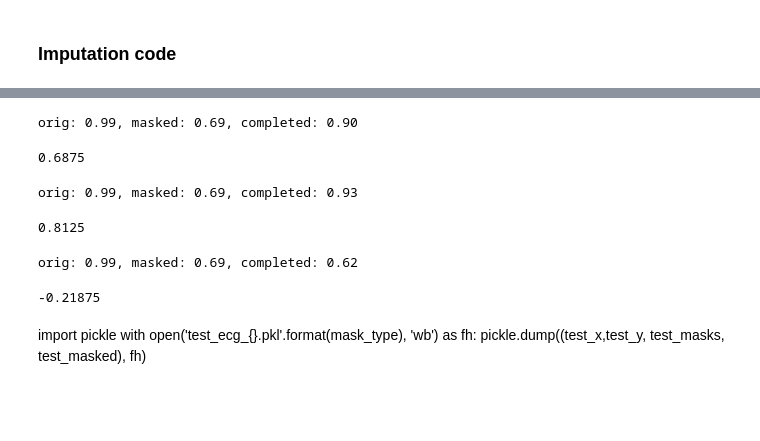
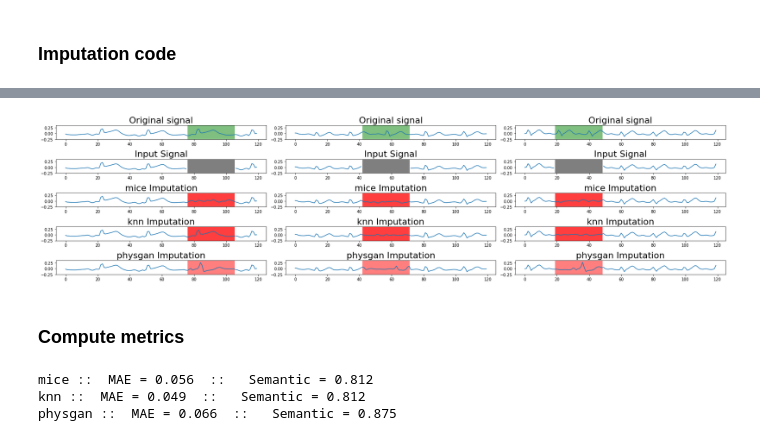
Before and after one commit to nesl/physiogan, a Jupyter notebook: ECGImputation.ipynb, the cells around one changed output, grey strips where cells are left out. Drawn from its saved outputs; the diff is of its cells as text; code cells hidden in the pictures; blank space fills up the shorter version.

```diff
--- a/ECGImputation.ipynb
+++ b/ECGImputation.ipynb
@@ -137,12 +91,13 @@ np.savetxt('mar_y.csv',test_y,delimiter=',')
 # %%
-def impute_knn(train_x, train_y, test_x, test_y):
+def impute_knn(train_x, train_y, test_x, test_y, test_masks):
     x_incomplete = np.r_[ test_x, train_x]
     y_incomplete = np.r_[ test_y, train_y]
-    knn_impute = fancyimpute.KNN(k=10, verbose=True)
-    x_knn = knn_impute.fit_transform(x_incomplete[:,:,0],y=y_incomplete)
+    #knn_impute = #fancyimpute.KNN(k=10, verbose=True)
+    #x_knn = knn_impute.fit_transform(x_incomplete[:,:,0],y=y_incomplete)
+    x_knn = fancyimpute.KNN(k=10,verbose=True).complete(x_incomplete[:,:,0])
     return x_knn[:test_x.shape[0],:,np.newaxis]
 # %%
-def impute_physgan(test_x, test_y, test_masks):
+def impute_physgan(train_x, train_y, test_x, test_y, test_masks):
     impute_outputs = []
     for i, (x_mask, x_in, x_label) in enumerate(zip(test_masks, test_x, test_y)):
         x_in_tf = tf.convert_to_tensor([np.nan_to_num(x_in)])
@@ -164,0 +109,2 @@ Imputing row 301/305 with 0 missing, elapsed time: 0.115
+# %%
+impute_methods = {'mice': impute_mice, 'knn':impute_knn, 'physgan':impute_physgan}
@@ -164,0 +113,7 @@ Imputing row 301/305 with 0 missing, elapsed time: 0.115
+# %%
+methods = ['mice', 'knn', 'physgan']
+result = {}
+for m in methods:
+    print('Trying {}'.format(m))
+    m_complete = impute_methods[m](train_x, train_y, test_masked, test_y, test_masks)
+    result[m] = m_complete
@@ -251,19 +131,17 @@ def evaluate_semantic(aux_model, data_orig, data_y, data_masked, data_completed)
-# %%
-evaluate_semantic(aux_model, test_x, test_y, test_masked, knn_complete)
-# %% [output]
-orig: 0.99, masked: 0.69, completed: 0.90
-0.6875
-# %%
-evaluate_semantic(aux_model, test_x, test_y, test_masked, physgan_complete)
-# %% [output]
-orig: 0.99, masked: 0.69, completed: 0.93
-0.8125
-# %%
-evaluate_semantic(aux_model, test_x, test_y, test_masked, brits_complete)
-# %% [output]
-orig: 0.99, masked: 0.69, completed: 0.62
--0.21875
-# %% [markdown]
-import pickle
-with open('test_ecg_{}.pkl'.format(mask_type), 'wb') as fh:
-    pickle.dump((test_x,test_y, test_masks, test_masked), fh)
+# %%
+results_fig = impute_utils.plot_results(test_masked, test_x, test_masks, result, mask_type)
+None
+# %% [output]
+[figure, added]
+# %% [markdown]
+### Compute metrics
+# %%
+for i, m in enumerate(result.keys()):
+    mae_score = impute_utils.evaluate_mae(test_x, result[m], test_masks)
+    sem_score = impute_utils.evaluate_semantic(aux_model, test_x, test_y, test_masked, result[m])
+
+    print('{} ::  MAE = {:.3f}  ::   Semantic = {:.3f}'.format(m, mae_score, sem_score))
+# %% [output]
+mice ::  MAE = 0.056  ::   Semantic = 0.812
+knn ::  MAE = 0.049  ::   Semantic = 0.812
+physgan ::  MAE = 0.066  ::   Semantic = 0.875
```
Also changed, not shown: parts of 28 cells of this notebook, 1 other file.
